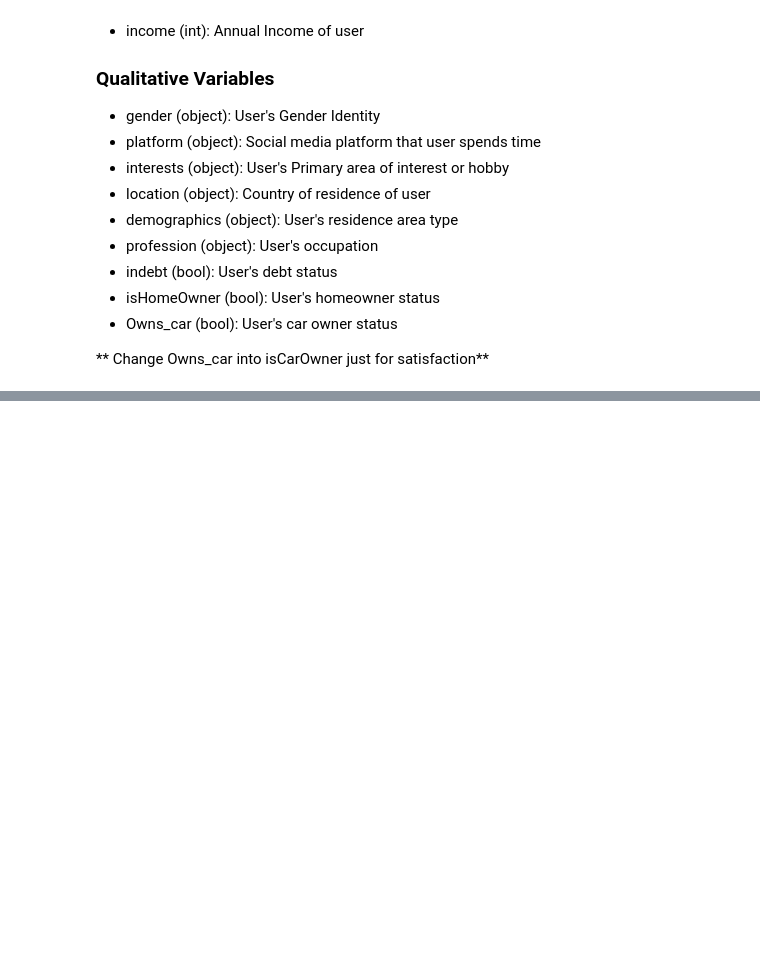
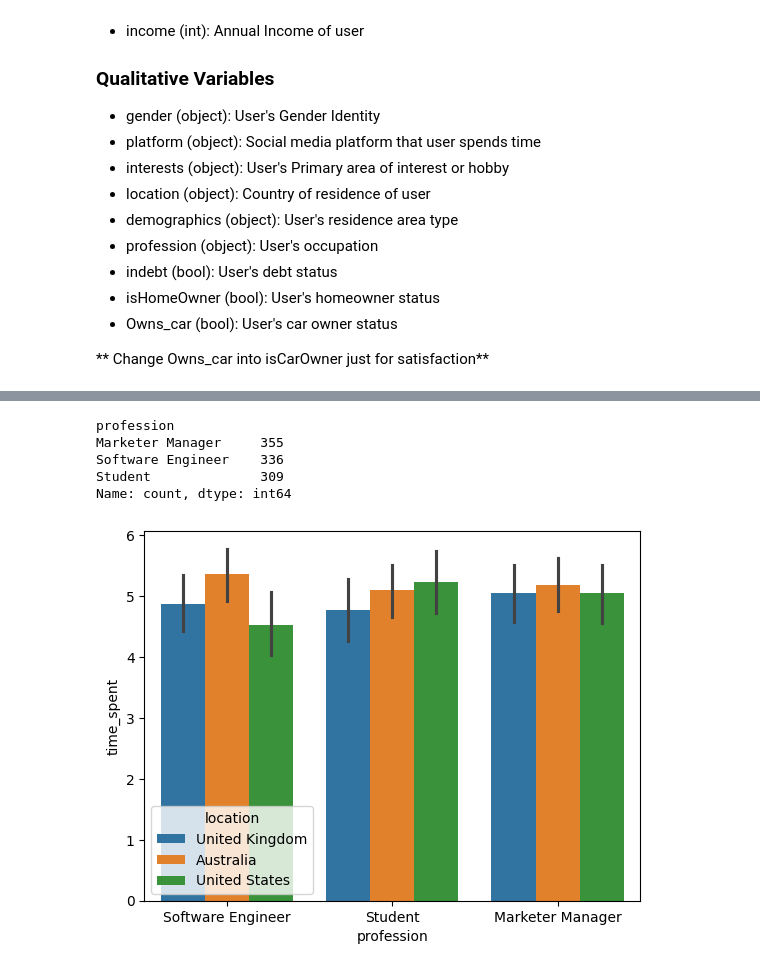
Before and after one commit to lexinlevan1/Data_Analysis_Streamlit, a Jupyter notebook: project_jupyter.ipynb, the cells around one changed output, grey strips where cells are left out. Saved outputs shown, nothing was run; the diff lists cells and outputs as text; code cells hidden in the pictures; blank space fills up the shorter version.

Commit message:
Created several plots @ Jupyter Notebook

```diff
--- a/project_jupyter.ipynb
+++ b/project_jupyter.ipynb
@@ -66,3 +66,16 @@ data.head()
 | 2 | 32 | male | 8 | Instagram | Sports | Australia | Sub_Urban | Marketer Manager | 13258 | ... |
 | 3 | 60 | non-binary | 5 | Instagram | Travel | United Kingdom | Urban | Student | 12500 | ... |
 | 4 | 25 | male | 1 | Instagram | Lifestlye | Australia | Urban | Software Engineer | 14566 | ... |
+# %%
+data['profession'].value_counts()
+# %% [output]
+profession
+Marketer Manager     355
+Software Engineer    336
+Student              309
+Name: count, dtype: int64
+# %%
+sns.barplot(data = data, x = 'profession', y = 'time_spent', hue = 'location')
+plt.show()
+# %% [output]
+[figure, added]
```
Also changed, not shown: parts of 6 cells of this notebook.
